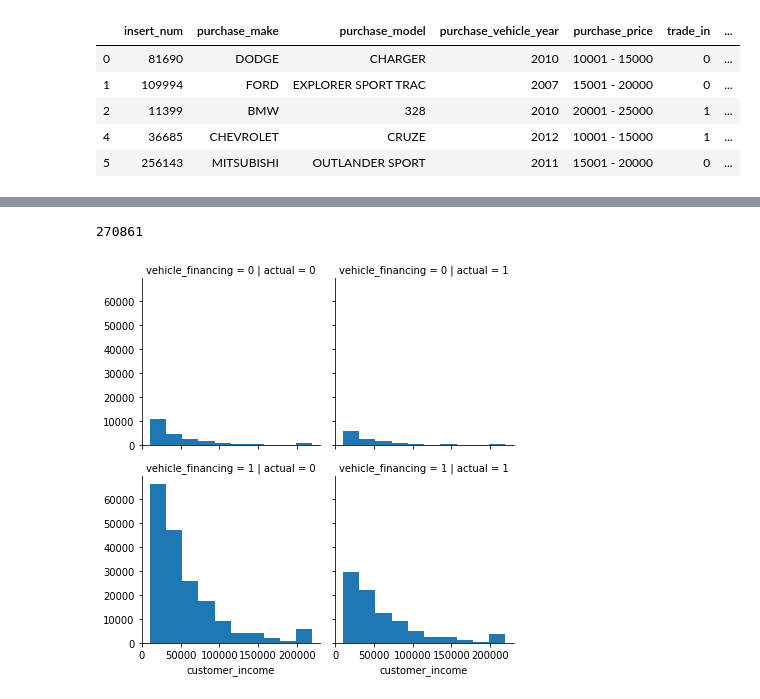
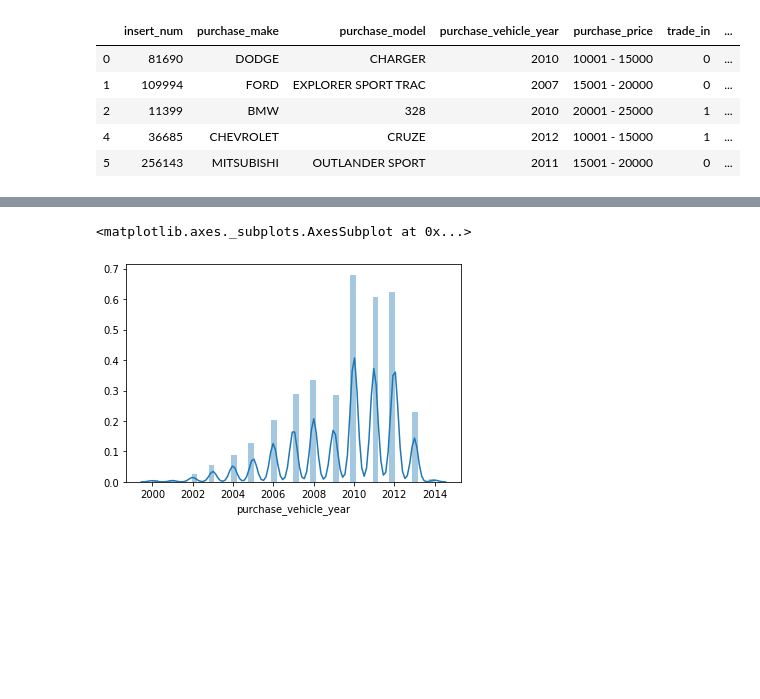
Before and after one commit to Natedogg373/CarMax_Analytics, a Jupyter notebook: CarMax_subsequent_purchase_Random_Forest.ipynb, the cells around one changed output, grey strips where cells are left out. Drawn from its saved outputs; the diff is of its cells as text; code cells hidden in the pictures; blank space fills up the shorter version.

```diff
--- a/CarMax_subsequent_purchase_Random_Forest.ipynb
+++ b/CarMax_subsequent_purchase_Random_Forest.ipynb
@@ -328,8 +244,0 @@ g = g.map(plt.hist, "customer_income")
-# %%
-g = sns.FacetGrid(data, col='actual', row='vehicle_financing')
-g = g.map(plt.hist, "customer_income")
-print(len(data[data['vehicle_financing'] == 1]))
-### most people finance (roughly 66%)
-# %% [output]
-270861
-[figure, removed]
@@ -337,0 +245,5 @@ grouping = data.groupby([])
+# %%
+sns.distplot(data.loc[data['purchase_vehicle_year'] >=2000]['purchase_vehicle_year'])
+# %% [output]
+<matplotlib.axes._subplots.AxesSubplot at 0x...>
+[figure, added]
```
Also changed, not shown: parts of 51 cells of this notebook.
